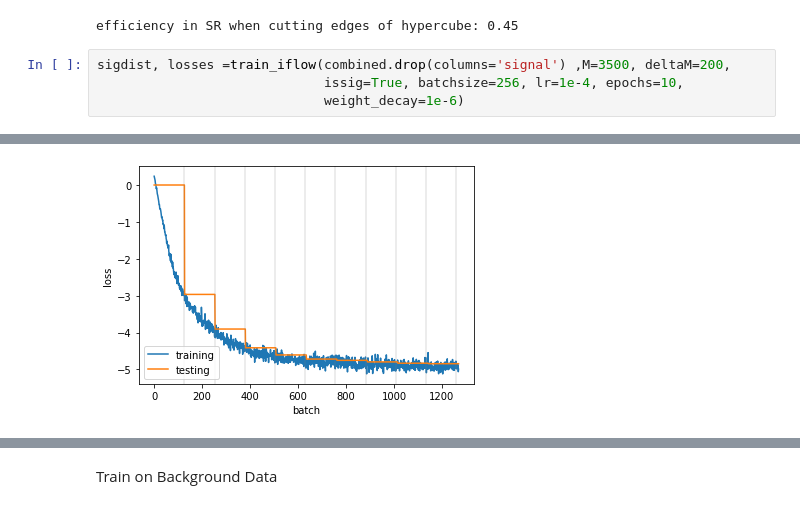
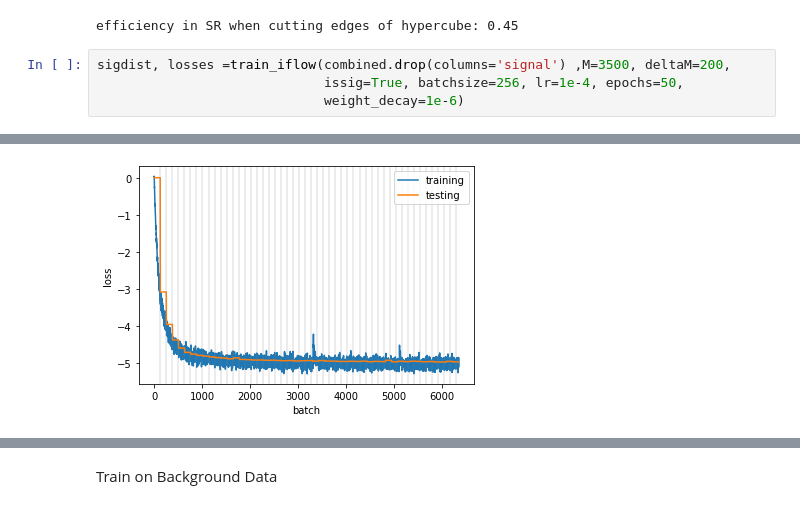
Before and after one commit to matteoettam09/i-flow, a Jupyter notebook: DensityEstimation/RnD_dataset.ipynb, the cells around one changed output, grey strips where cells are left out. Cells and saved outputs as stored; diff of their text form.

Commit message:
train 50 epochs again

```diff
--- a/DensityEstimation/RnD_dataset.ipynb
+++ b/DensityEstimation/RnD_dataset.ipynb
@@ -482,7 +483,7 @@ data_bkg_train, data_sig_train, _ = prepare_data_train(3500,200,
 efficiency in SR when cutting edges of hypercube: 0.45
 # %%
 sigdist, losses =train_iflow(combined.drop(columns='signal') ,M=3500, deltaM=200,
-                             issig=True, batchsize=256, lr=1e-4, epochs=10,
+                             issig=True, batchsize=256, lr=1e-4, epochs=50,
                              weight_decay=1e-6)
 # %% [output]
 efficiency in SR when cutting edges of hypercube: 0.45
@@ -505,4 +506,4 @@ Epoch:   9 Loss = -4.992825e+00
-[figure, old version]
+[figure, new version]
 # %%
 plot_learned_distributions(sigdist, 10000, data_sig_train.drop(columns='signal'))
 # %% [output]
```
Also changed, not shown: parts of 15 cells of this notebook.
